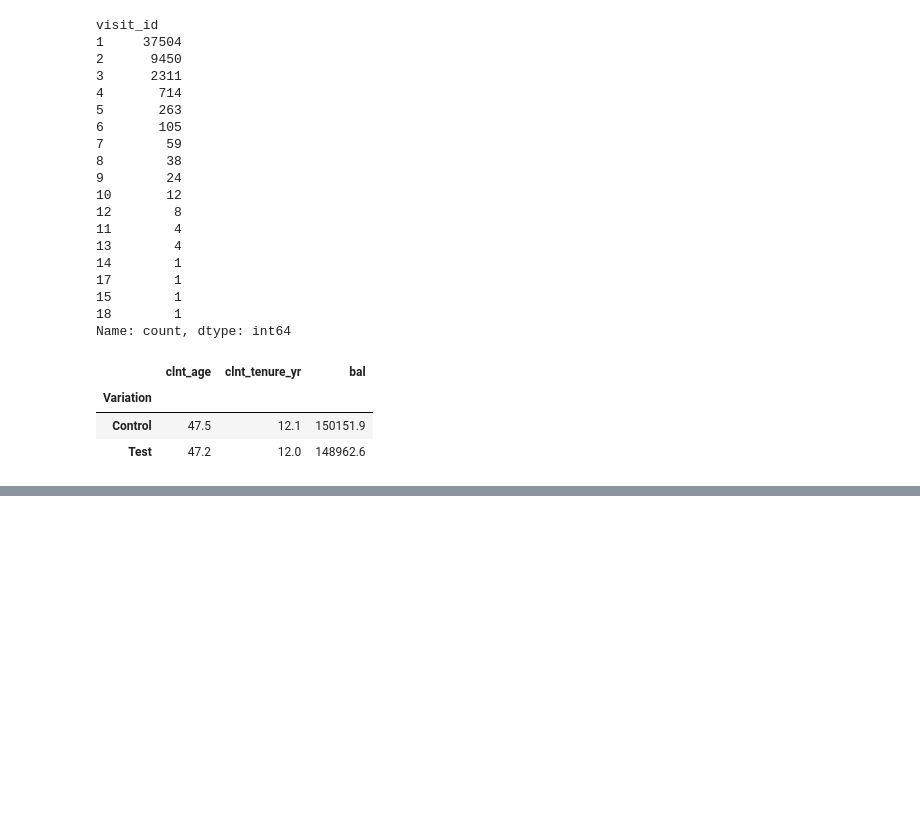
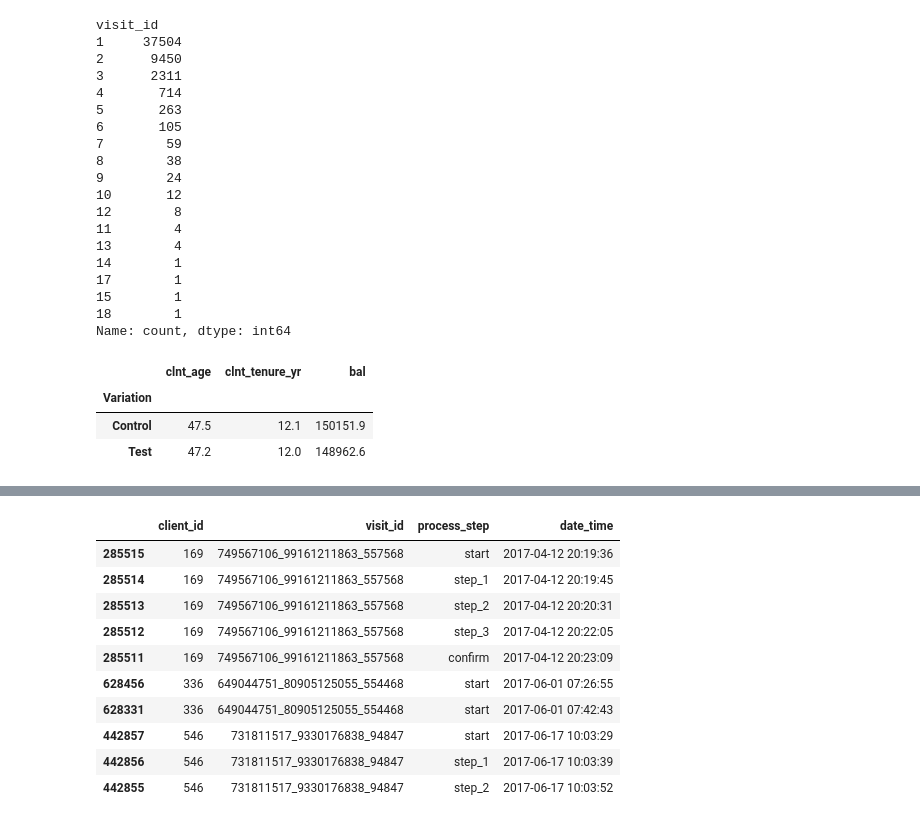
Before and after one commit to JovZiv/vanguard-ab-test-project2, a Jupyter notebook: vanguard-ab-test.ipynb, the cells around one changed output, grey strips where cells are left out. Cells and saved outputs as stored; diff of their text form; code cells hidden in the pictures; blank space fills up the shorter version.

```diff
--- a/vanguard-ab-test.ipynb
+++ b/vanguard-ab-test.ipynb
@@ -320,0 +522,13 @@ clients.to_csv('df_clients.csv', index=False)
+# %%
+# Identify the process step recorded immediately after each event
+df_time["next_process_step"] = df_time.groupby(["client_id", "visit_id"])[
+    "process_step"
+].shift(-1)
+
+# Check which events follow a confirm event within the same visit
+confirm_following = df_time.loc[
+    df_time["process_step"] == "confirm", "next_process_step"
+].value_counts(dropna=False)
+
+# Display the next recorded steps after confirm
+display(confirm_following)
@@ -320,0 +592,22 @@ clients.to_csv('df_clients.csv', index=False)
+# %%
+# Work with the chronologically sorted website activity data
+# Keep the original dataframe unchanged
+df_duration = df_time.sort_values(by=["client_id", "visit_id", "date_time"]).copy()
+
+# Check that the timestamps are in datetime format
+df_duration["date_time"] = pd.to_datetime(df_duration["date_time"])
+
+# Display a sample of the data before calculating visit duration
+display(df_duration[["client_id", "visit_id", "process_step", "date_time"]].head(10))
+# %% [output]
+|  | client_id | visit_id | process_step | date_time |
+| 285515 | 169 | 749567106_99161211863_557568 | start | 2017-04-12 20:19:36 |
+| 285514 | 169 | 749567106_99161211863_557568 | step_1 | 2017-04-12 20:19:45 |
+| 285513 | 169 | 749567106_99161211863_557568 | step_2 | 2017-04-12 20:20:31 |
+| 285512 | 169 | 749567106_99161211863_557568 | step_3 | 2017-04-12 20:22:05 |
+| 285511 | 169 | 749567106_99161211863_557568 | confirm | 2017-04-12 20:23:09 |
+| 628456 | 336 | 649044751_80905125055_554468 | start | 2017-06-01 07:26:55 |
+| 628331 | 336 | 649044751_80905125055_554468 | start | 2017-06-01 07:42:43 |
+| 442857 | 546 | 731811517_9330176838_94847 | start | 2017-06-17 10:03:29 |
+| 442856 | 546 | 731811517_9330176838_94847 | step_1 | 2017-06-17 10:03:39 |
+| 442855 | 546 | 731811517_9330176838_94847 | step_2 | 2017-06-17 10:03:52 |
```
Also changed, not shown: parts of 36 cells of this notebook.
